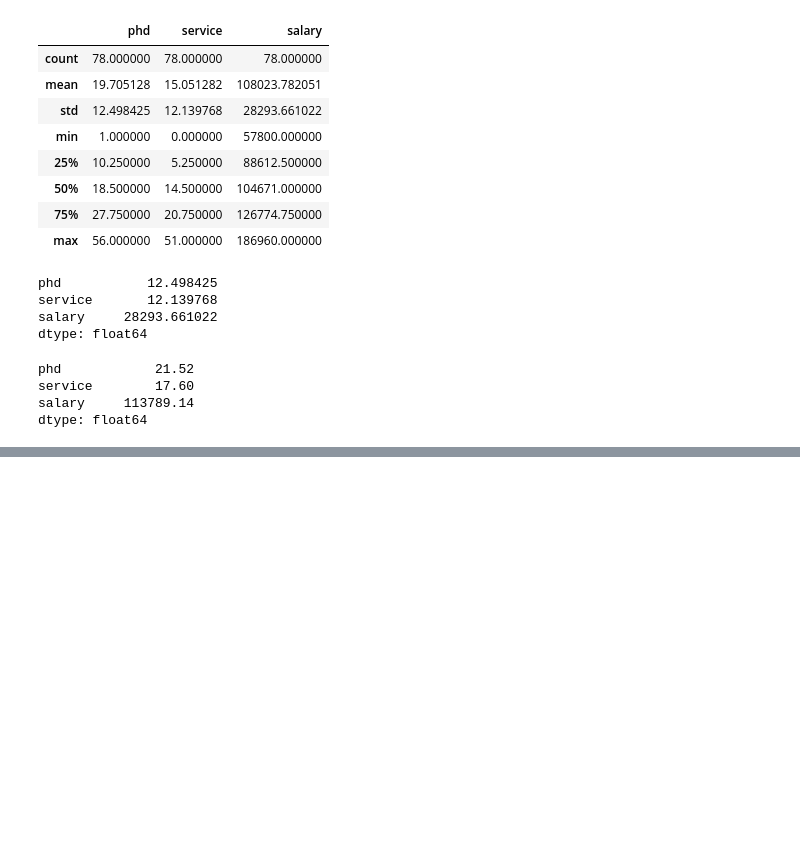
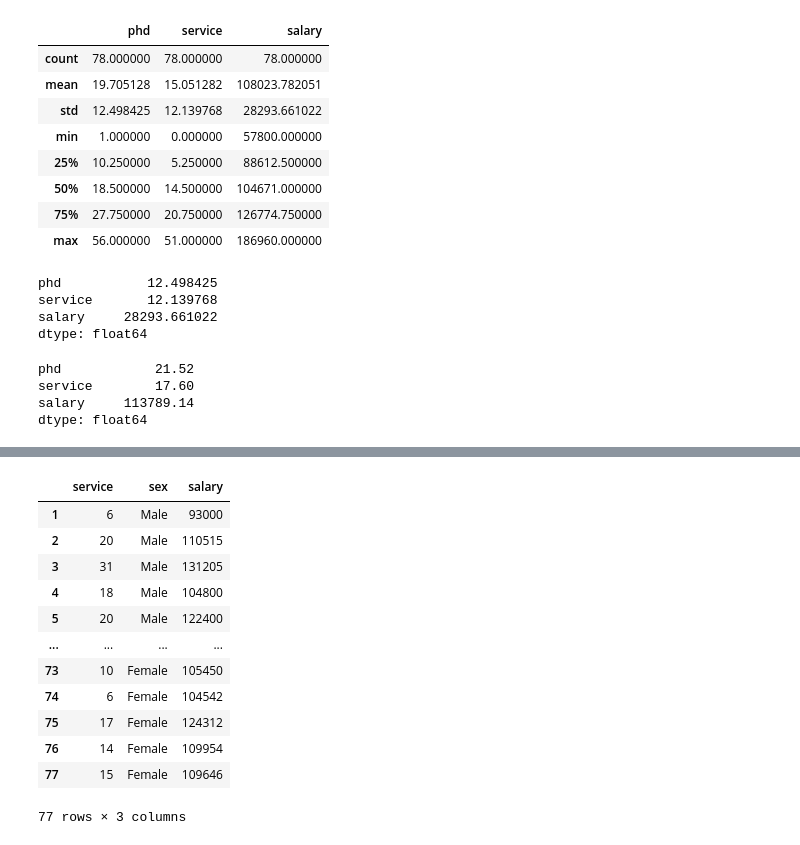
Before and after one commit to Nimo1998/datascinece_RCodes, a Jupyter notebook: Python_Practice.ipynb, the cells around one changed output, grey strips where cells are left out. Cells and saved outputs as stored; diff of their text form; code cells hidden in the pictures; blank space fills up the shorter version.

```diff
--- a/Python_Practice.ipynb
+++ b/Python_Practice.ipynb
@@ -136,0 +240,16 @@ dtype: float64
+# %%
+df.iloc[1:,3:]
+# %% [output]
+|  | service | sex | salary |
+| 1 | 6 | Male | 93000 |
+| 2 | 20 | Male | 110515 |
+| 3 | 31 | Male | 131205 |
+| 4 | 18 | Male | 104800 |
+| 5 | 20 | Male | 122400 |
+| ... | ... | ... | ... |
+| 73 | 10 | Female | 105450 |
+| 74 | 6 | Female | 104542 |
+| 75 | 17 | Female | 124312 |
+| 76 | 14 | Female | 109954 |
+| 77 | 15 | Female | 109646 |
+77 rows × 3 columns
```
Also changed, not shown: parts of 13 cells of this notebook.
